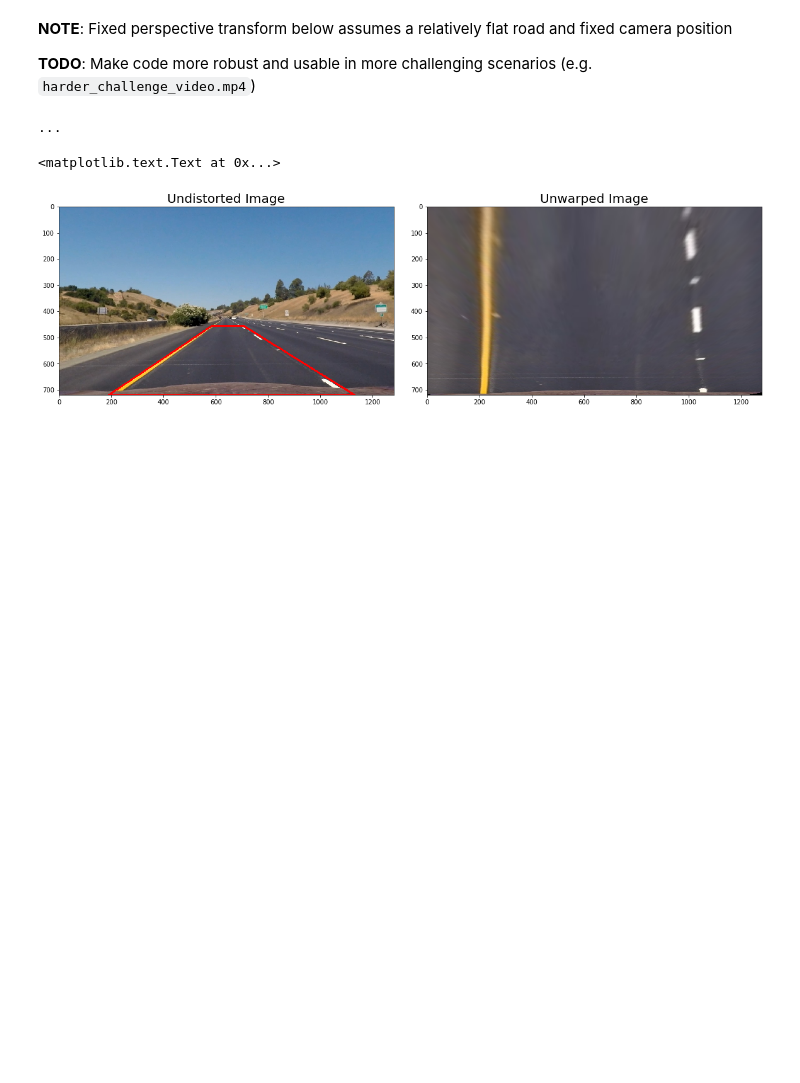
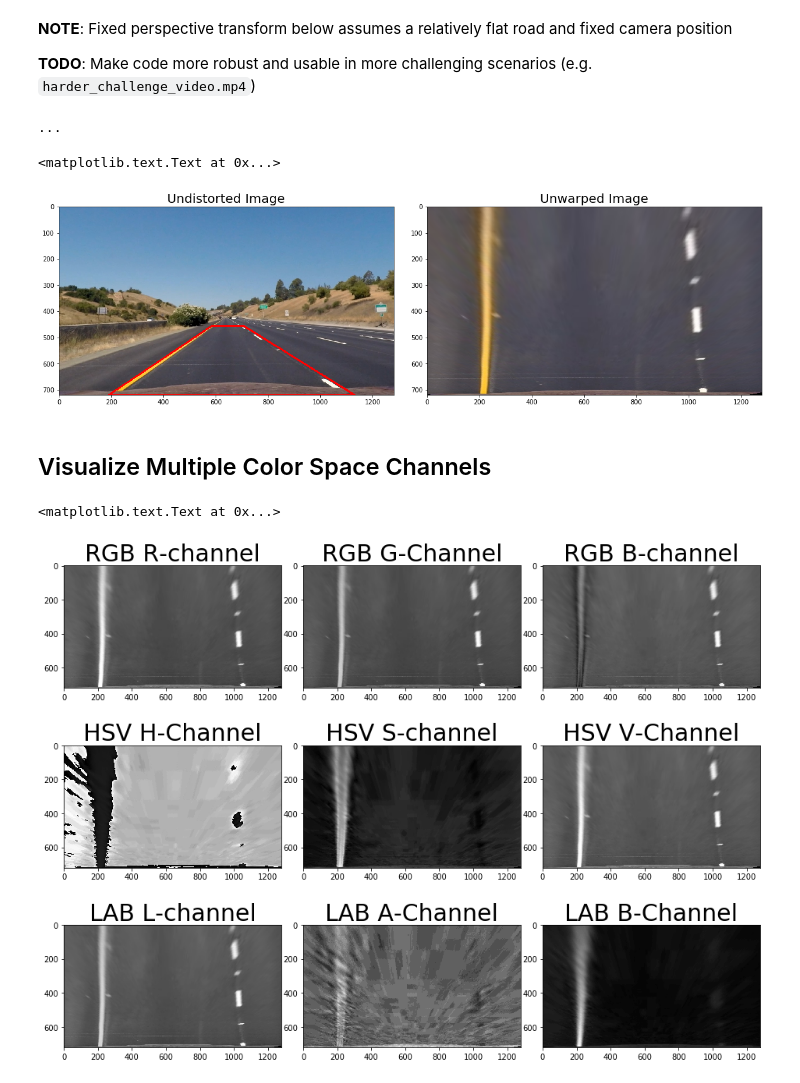
Before and after one commit to simonwisseler/CameraCalibration-PerspectiveTransform-Sobel-Polyfit_LaneDetection, a Jupyter notebook: detect_lane.ipynb, the cells around one changed output. Cells and saved outputs as stored; diff of their text form; code cells hidden in the pictures; blank space fills up the shorter version.

Commit message:
Add visualization of multiple color space channels

```diff
--- a/detect_lane.ipynb
+++ b/detect_lane.ipynb
@@ -193,3 +193,49 @@ axes[1].set_title('Unwarped Image', fontsize=20)
 # %% [output]
 <matplotlib.text.Text at 0x...>
 [figure]
+# %% [markdown]
+## Visualize Multiple Color Space Channels
+# %%
+# Visualize multiple color space channels
+## RGB color space
+unwarped_img_R = unwarped_img[:,:,0]
+unwarped_img_G = unwarped_img[:,:,1]
+unwarped_img_B = unwarped_img[:,:,2]
+
+## HSV color space
+unwarped_img_HSV = cv2.cvtColor(unwarped_img, cv2.COLOR_RGB2HSV)
+unwarped_img_H = unwarped_img_HSV[:,:,0]
+unwarped_img_S = unwarped_img_HSV[:,:,1]
+unwarped_img_V = unwarped_img_HSV[:,:,2]
+
+## LAB color space
+unwarped_img_LAB = cv2.cvtColor(unwarped_img, cv2.COLOR_RGB2Lab)
+unwarped_img_L = unwarped_img_LAB[:,:,0]
+unwarped_img_A = unwarped_img_LAB[:,:,1]
+unwarped_img_B2 = unwarped_img_LAB[:,:,2] #B2 as B already taken
+
+## Setup and display subplots
+fig, axes = plt.subplots(3,3, figsize=(16, 12))
+fig.subplots_adjust(hspace = .2, wspace=.1)
+axes = axes.ravel()
+axes[0].imshow(unwarped_img_R, cmap='gray')
+axes[0].set_title('RGB R-channel', fontsize=30)
+axes[1].imshow(unwarped_img_G, cmap='gray')
+axes[1].set_title('RGB G-Channel', fontsize=30)
+axes[2].imshow(unwarped_img_B, cmap='gray')
+axes[2].set_title('RGB B-channel', fontsize=30)
+axes[3].imshow(unwarped_img_H, cmap='gray')
+axes[3].set_title('HSV H-Channel', fontsize=30)
+axes[4].imshow(unwarped_img_S, cmap='gray')
+axes[4].set_title('HSV S-channel', fontsize=30)
+axes[5].imshow(unwarped_img_V, cmap='gray')
+axes[5].set_title('HSV V-Channel', fontsize=30)
+axes[6].imshow(unwarped_img_L, cmap='gray')
+axes[6].set_title('LAB L-channel', fontsize=30)
+axes[7].imshow(unwarped_img_A, cmap='gray')
+axes[7].set_title('LAB A-Channel', fontsize=30)
+axes[8].imshow(unwarped_img_B2, cmap='gray')
+axes[8].set_title('LAB B-Channel', fontsize=30)
+# %% [output]
+<matplotlib.text.Text at 0x...>
+[figure, added]
```
Also changed, not shown: parts of 2 cells of this notebook.
